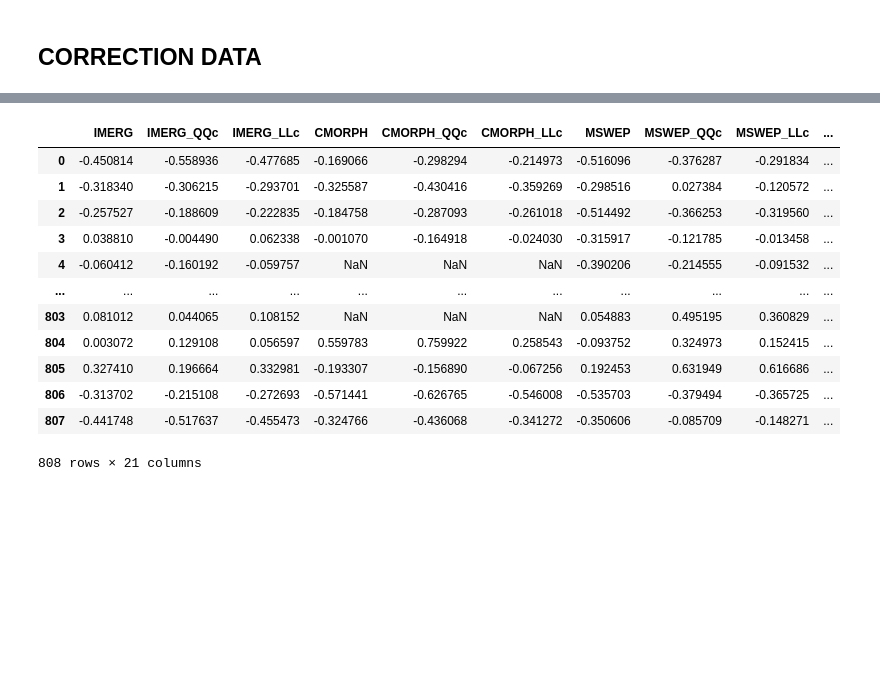
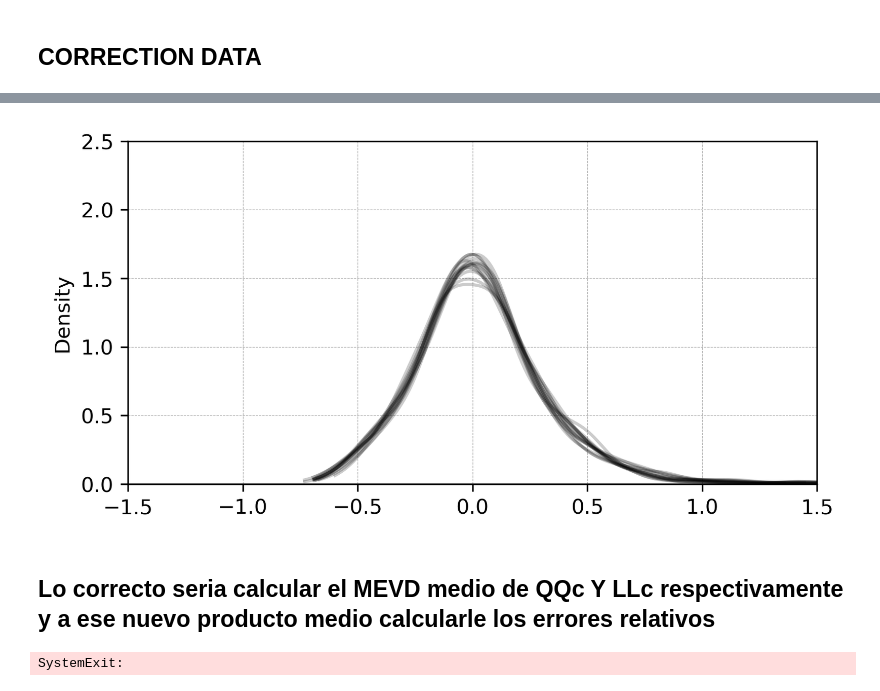
Before and after one commit to mhacarthur/downpy, a Jupyter notebook: 3_new/3_bias_QUANTILE_IV.ipynb, the cells around one changed output, grey strips where cells are left out. Drawn from its saved outputs; the diff is of its cells as text; code cells hidden in the pictures; blank space fills up the shorter version.

```diff
--- a/3_new/3_bias_QUANTILE_IV.ipynb
+++ b/3_new/3_bias_QUANTILE_IV.ipynb
@@ -180,3 +255,32 @@ RSR_DOWN_LLc = pd.read_csv(dir_in)
+# %%
+fig = plt.figure(figsize=(6,3),dpi=300)
+gs = gridspec.GridSpec(1,1)
+
+# ===========================================================================================================================================================================
+# ===========================================================================================================================================================================
+ax1 = plt.subplot(gs[0, 0])
+
+for nn in range(len(seeds_list)):
+
+    sns.kdeplot(ENSEMBLE_group[nn,:],color='k',cumulative=False,fill=False,multiple="stack",ax=ax1,label=f'dIMERG',
+            clip=(np.nanmin(np.array(ENSEMBLE_group[nn,:])), np.nanmax(np.array(ENSEMBLE_group[nn,:]))), alpha=0.2)
+
+# sns.kdeplot(test.ENSEMBLE_MEDIAN_QQc,color='r',cumulative=False,fill=False,multiple="stack",ax=ax1,label=f'dIMERG',
+#             clip=(np.nanmin(np.array(test.ENSEMBLE_MEDIAN_QQc)), np.nanmax(np.array(DF_median.ENSEMBLE_MEDIAN_QQc))))
+
+# sns.kdeplot(DF_median.ENSEMBLE_MEDIAN_QQc,color='k',cumulative=False,fill=False,multiple="stack",ax=ax1,label=f'dIMERG',
+#             # clip=(np.nanmin(np.array(DF_median.ENSEMBLE_MEDIAN_QQc)), np.nanmax(np.array(DF_median.ENSEMBLE_MEDIAN_QQc))))
+ax1.set_xlim(-1.5,1.5)
+ax1.set_ylim(0,2.5)
+ax1.grid(linewidth=0.3, linestyle='--')
+# %% [output]
+[figure, added]
+# %% [markdown]
+## Lo correcto seria calcular el MEVD medio de QQc Y LLc respectivamente y a ese nuevo producto medio calcularle los errores relativos
+# %%
+sys.exit()
+# %% [output]
+SystemExit:
 # %%
 Mev_levels = np.arange(60, 390, 10)
 Mev_cmap = plt.cm.Spectral_r
@@ -188,22 +292,6 @@ colors_T = [colors[0], colors[2], colors[3], 'k',
             colors[0], colors[2], colors[3], 'k',]
 
 markers_T = ['o', 'o', 'o', 'o', '^', '^', '^', '^']
-# %%
-DF_RE
-# %% [output]
-|  | IMERG | IMERG_QQc | IMERG_LLc | CMORPH | CMORPH_QQc | CMORPH_LLc | MSWEP | MSWEP_QQc | MSWEP_LLc | ... |
-| 0 | -0.450814 | -0.558936 | -0.477685 | -0.169066 | -0.298294 | -0.214973 | -0.516096 | -0.376287 | -0.291834 | ... |
-| 1 | -0.318340 | -0.306215 | -0.293701 | -0.325587 | -0.430416 | -0.359269 | -0.298516 | 0.027384 | -0.120572 | ... |
-| 2 | -0.257527 | -0.188609 | -0.222835 | -0.184758 | -0.287093 | -0.261018 | -0.514492 | -0.366253 | -0.319560 | ... |
-| 3 | 0.038810 | -0.004490 | 0.062338 | -0.001070 | -0.164918 | -0.024030 | -0.315917 | -0.121785 | -0.013458 | ... |
-| 4 | -0.060412 | -0.160192 | -0.059757 | NaN | NaN | NaN | -0.390206 | -0.214555 | -0.091532 | ... |
-| ... | ... | ... | ... | ... | ... | ... | ... | ... | ... | ... |
-| 803 | 0.081012 | 0.044065 | 0.108152 | NaN | NaN | NaN | 0.054883 | 0.495195 | 0.360829 | ... |
-| 804 | 0.003072 | 0.129108 | 0.056597 | 0.559783 | 0.759922 | 0.258543 | -0.093752 | 0.324973 | 0.152415 | ... |
-| 805 | 0.327410 | 0.196664 | 0.332981 | -0.193307 | -0.156890 | -0.067256 | 0.192453 | 0.631949 | 0.616686 | ... |
-| 806 | -0.313702 | -0.215108 | -0.272693 | -0.571441 | -0.626765 | -0.546008 | -0.535703 | -0.379494 | -0.365725 | ... |
-| 807 | -0.441748 | -0.517637 | -0.455473 | -0.324766 | -0.436068 | -0.341272 | -0.350606 | -0.085709 | -0.148271 | ... |
-808 rows × 21 columns
 # %%
 pos = 3
 
```
Also changed, not shown: parts of 8 cells of this notebook, 2 other files.
